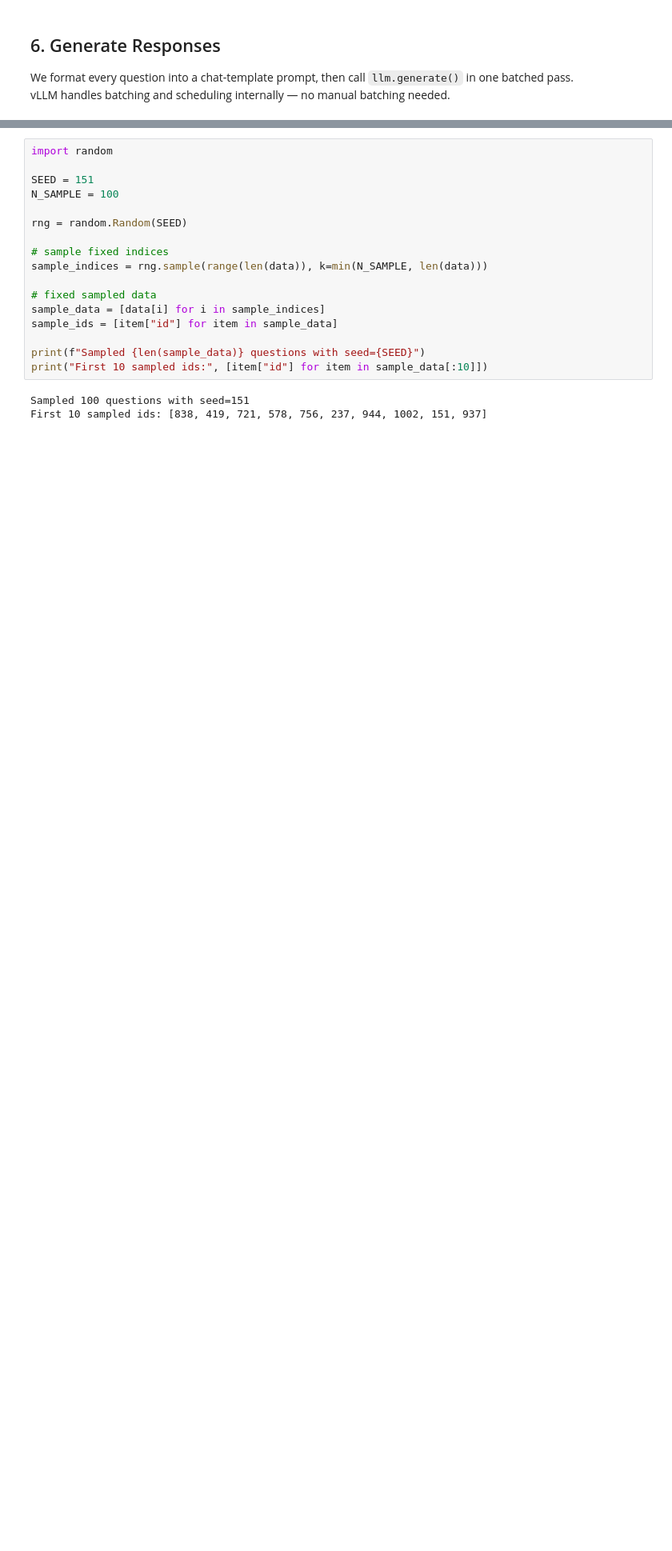
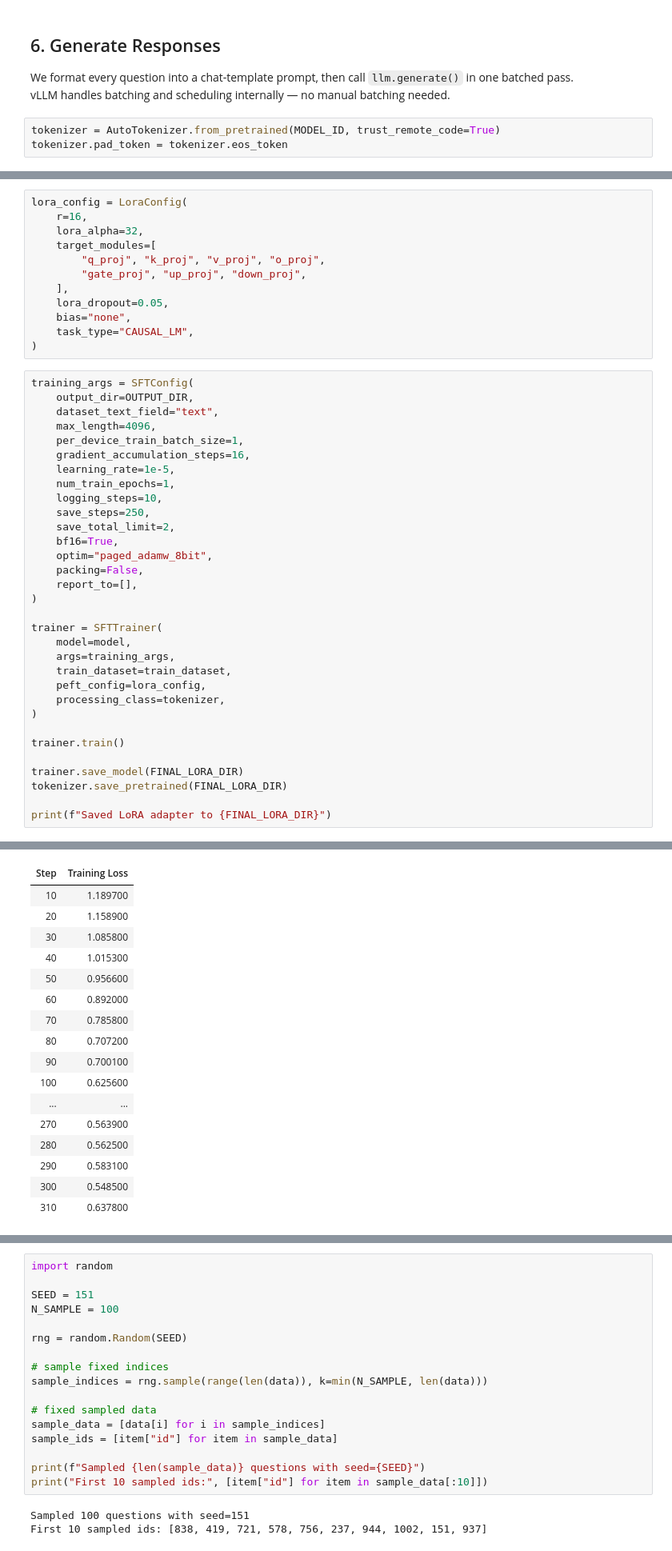
Before and after one commit to Atakamoto/151B_SP26_Competition, a Jupyter notebook: lora.ipynb, the cells around one changed output, grey strips where cells are left out. Shown at 80% size. Saved outputs shown, nothing was run; the diff lists cells and outputs as text; blank space fills up the shorter version.

```diff
--- a/lora.ipynb
+++ b/lora.ipynb
@@ -319,3 +240,6 @@ Key parameters:
 
 We format every question into a chat-template prompt, then call `llm.generate()` in one batched pass.
 vLLM handles batching and scheduling internally — no manual batching needed.
+# %%
+tokenizer = AutoTokenizer.from_pretrained(MODEL_ID, trust_remote_code=True)
+tokenizer.pad_token = tokenizer.eos_token
@@ -321,0 +423,45 @@ vLLM handles batching and scheduling internally — no manual batching needed.
+# %%
+lora_config = LoraConfig(
+    r=16,
+    lora_alpha=32,
+    target_modules=[
+        "q_proj", "k_proj", "v_proj", "o_proj",
+        "gate_proj", "up_proj", "down_proj",
+    ],
+    lora_dropout=0.05,
+    bias="none",
+    task_type="CAUSAL_LM",
+)
+# %%
+training_args = SFTConfig(
+    output_dir=OUTPUT_DIR,
+    dataset_text_field="text",
+    max_length=4096,
+    per_device_train_batch_size=1,
+    gradient_accumulation_steps=16,
+    learning_rate=1e-5,
+    num_train_epochs=1,
+    logging_steps=10,
+    save_steps=250,
+    save_total_limit=2,
+    bf16=True,
+    optim="paged_adamw_8bit",
+    packing=False,
+    report_to=[],
+)
+
+trainer = SFTTrainer(
+    model=model,
+    args=training_args,
+    train_dataset=train_dataset,
+    peft_config=lora_config,
+    processing_class=tokenizer,
+)
+
+trainer.train()
+
+trainer.save_model(FINAL_LORA_DIR)
+tokenizer.save_pretrained(FINAL_LORA_DIR)
+
+print(f"Saved LoRA adapter to {FINAL_LORA_DIR}")
+# %% [output]
@@ -321,0 +470,17 @@ vLLM handles batching and scheduling internally — no manual batching needed.
+| Step | Training Loss |
+| 10 | 1.189700 |
+| 20 | 1.158900 |
+| 30 | 1.085800 |
+| 40 | 1.015300 |
+| 50 | 0.956600 |
+| 60 | 0.892000 |
+| 70 | 0.785800 |
+| 80 | 0.707200 |
+| 90 | 0.700100 |
+| 100 | 0.625600 |
+| ... | ... |
+| 270 | 0.563900 |
+| 280 | 0.562500 |
+| 290 | 0.583100 |
+| 300 | 0.548500 |
+| 310 | 0.637800 |
```
Also changed, not shown: parts of 31 cells of this notebook.
